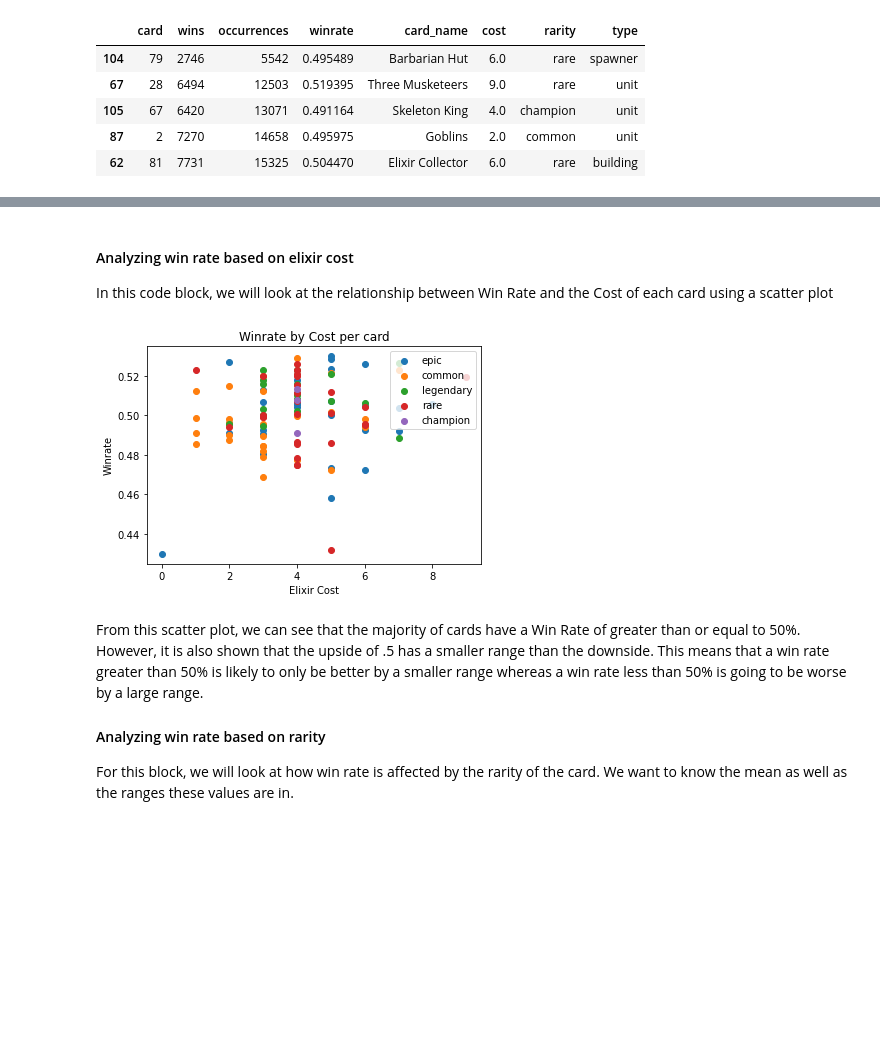
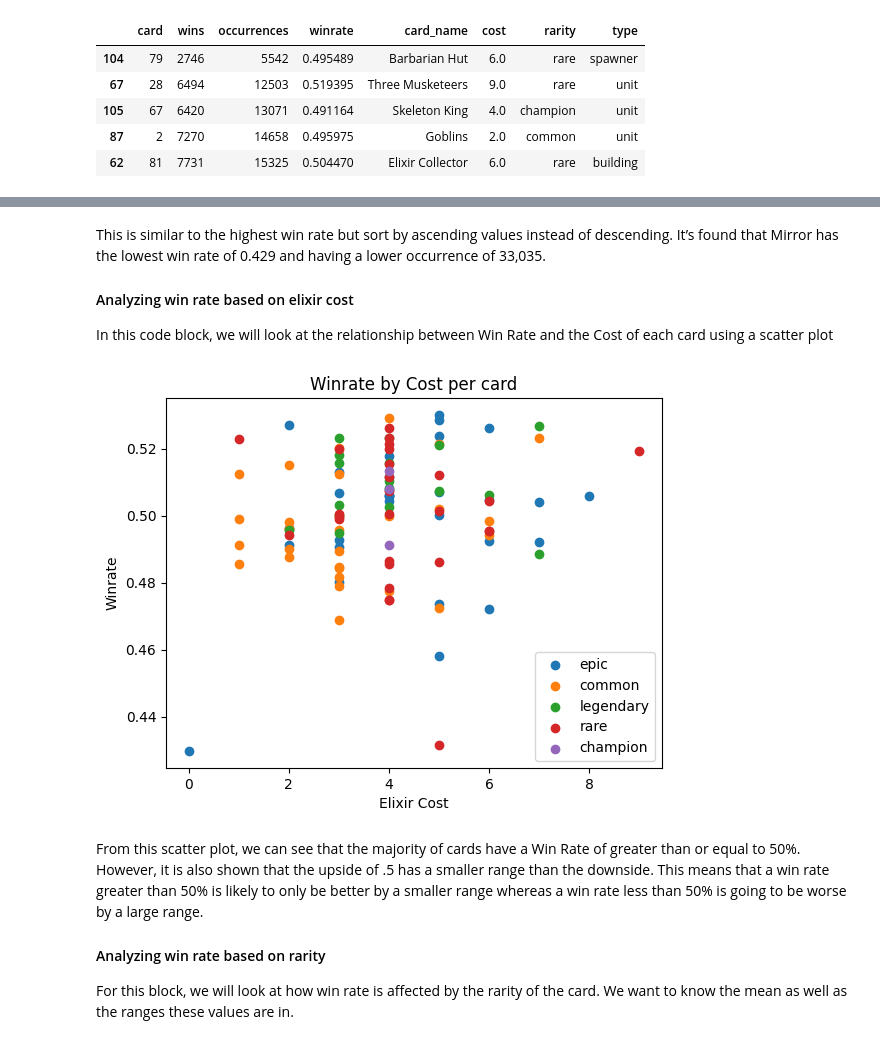
Before and after one commit to tnguyen59/Clash-Royale-Analysis, a Jupyter notebook: brendan_final_draft.ipynb, the cells around one changed output, grey strips where cells are left out. Drawn from its saved outputs; the diff is of its cells as text; code cells hidden in the pictures; blank space fills up the shorter version.

```diff
--- a/brendan_final_draft.ipynb
+++ b/brendan_final_draft.ipynb
@@ -280,28 +315,26 @@ display(card_df.sort_values(by=['occurrences'], ascending=True).head(5))
 # %% [markdown]
+This is similar to the highest win rate but sort by ascending values instead of descending. It’s found that Mirror has the lowest win rate of 0.429 and having a lower occurrence of 33,035.
+
 #### Analyzing win rate based on elixir cost
 In this code block, we will look at the relationship between Win Rate and the Cost of each card using a scatter plot
 # %%
 # make a scatter plot of winrate by elixir cost per card
+
+# Loop through the different rarities and then plot points onto a scatter plot
+# based on each rarity
 for rarity in card_df['rarity'].unique():
     rarity_lst = card_df[card_df['rarity'] == rarity]
 
-    # reg = LinearRegression()
-    # x = np.array(rarity_lst['cost']).reshape(-1, 1)
-    # y = np.array(rarity_lst['winrate']).reshape(-1, 1)
-    # reg.fit(x, y)
-    # y_exp = reg.predict(x)
+    plt.scatter(rarity_lst['cost'], rarity_lst['winrate'], label=rarity)
 
-    plt.scatter(rarity_lst['cost'], rarity_lst['winrate'], label=rarity)
-    # plt.plot(x, y_exp)
-
-
+# Define labels and titles
 plt.title('Winrate by Cost per card')
 plt.xlabel('Elixir Cost')
 plt.ylabel('Winrate')
-plt.legend(loc='upper right')
+plt.legend(loc='lower right')
 plt.show()
 # %% [output]
-[figure, old version]
+[figure, new version]
 # %% [markdown]
 From this scatter plot, we can see that the majority of cards have a Win Rate of greater than or equal to 50%. However, it is also shown that the upside of .5 has a smaller range than the downside. This means that a win rate greater than 50% is likely to only be better by a smaller range whereas a win rate less than 50% is going to be worse by a large range.
 #### Analyzing win rate based on rarity
```
Also changed, not shown: parts of 50 cells of this notebook.
